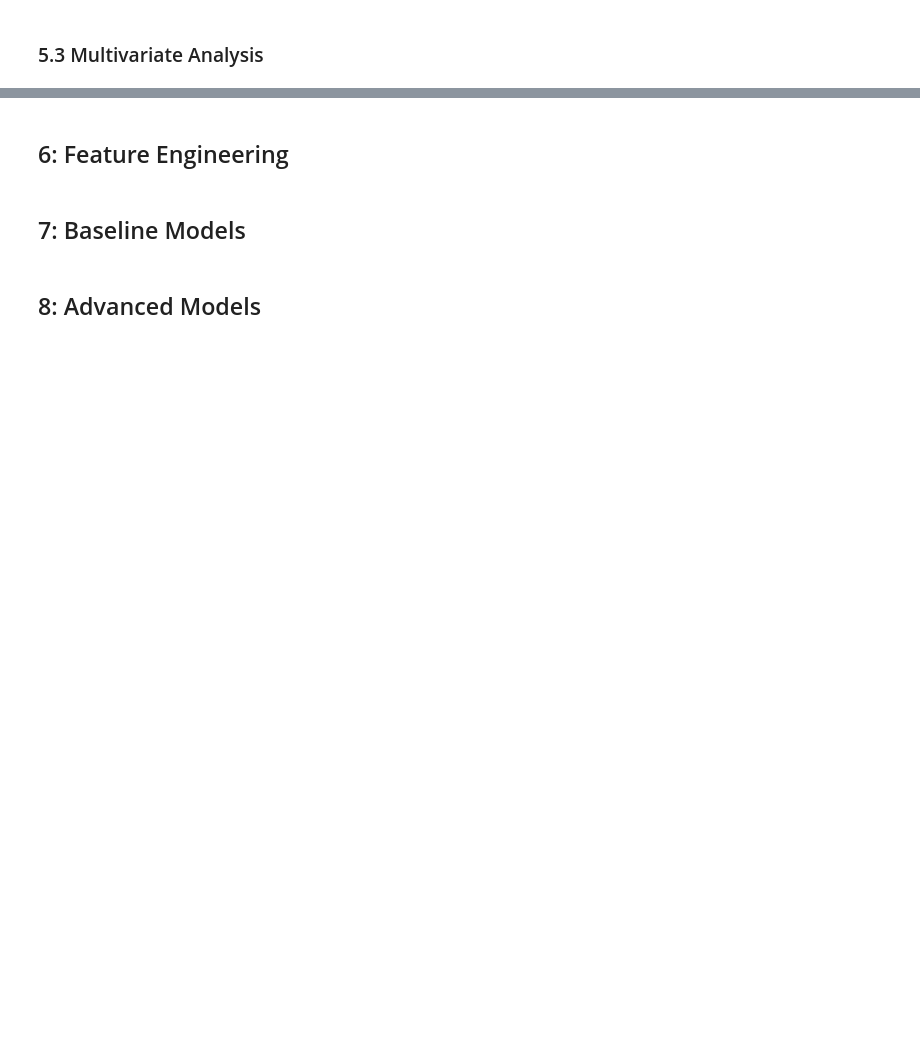
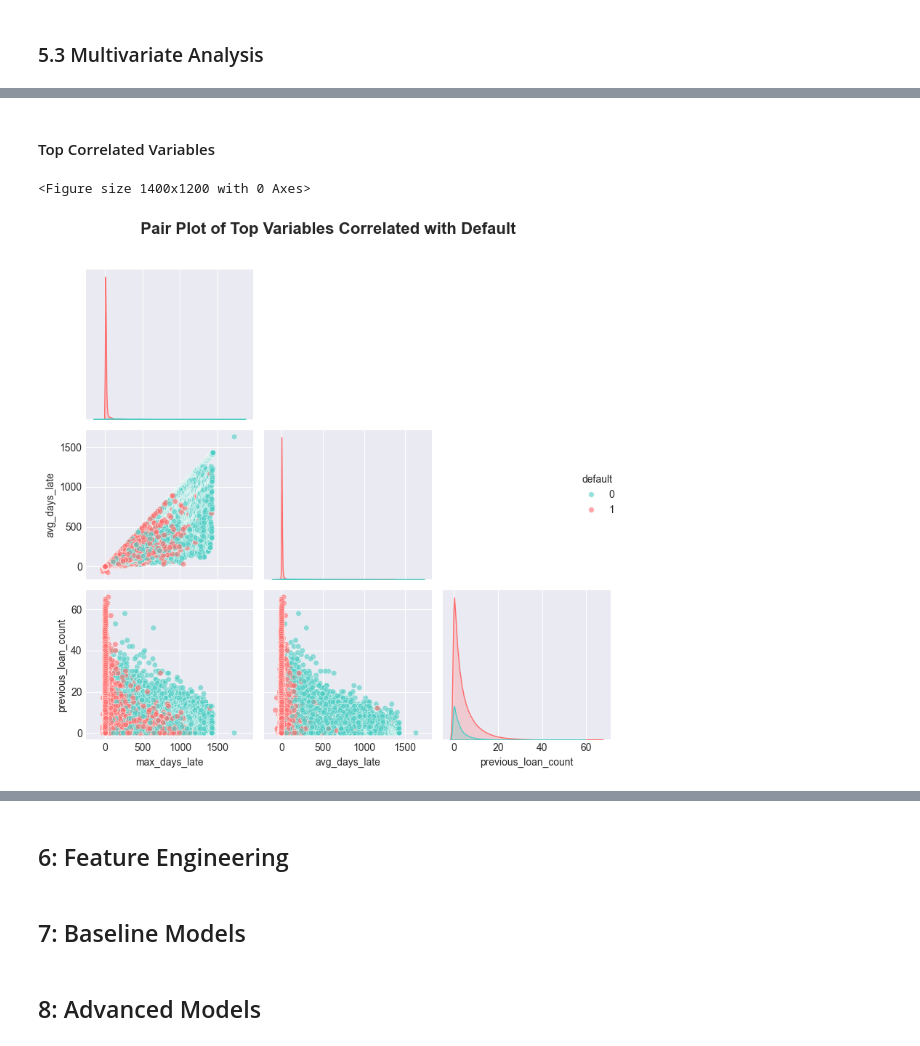
Before and after one commit to mnenedavid/Loan-Default-Risk-Detection, a Jupyter notebook: notebook.ipynb, the cells around one changed output, grey strips where cells are left out. Cells and saved outputs as stored; diff of their text form; code cells hidden in the pictures; blank space fills up the shorter version.

```diff
--- a/notebook.ipynb
+++ b/notebook.ipynb
@@ -346,0 +1373,22 @@ plt.show()
+# %% [markdown]
+#### Top Correlated Variables
+# %%
+# Select top 3 variables correlated with default
+corr_with_default = corr_matrix['default'].abs().sort_values(ascending=False).index[1:4]
+pair_plot_vars = ['default'] + corr_with_default.tolist()
+
+# Create pair plot
+plt.figure(figsize=(14, 12))
+sns.pairplot(df[pair_plot_vars],
+             hue='default',
+             palette={0: COLORS['default'][1], 1: COLORS['default'][0]},
+             diag_kind='kde',
+             plot_kws={'alpha': 0.6, 's': 30},
+             corner=True)
+plt.suptitle('Pair Plot of Top 3 Variables Correlated with Default',
+             fontsize=16, fontweight='bold', y=1.02)
+plt.tight_layout()
+plt.show()
+# %% [output]
+<Figure size 1400x1200 with 0 Axes>
+[figure, added]
```
Also changed, not shown: parts of 24 cells of this notebook.
